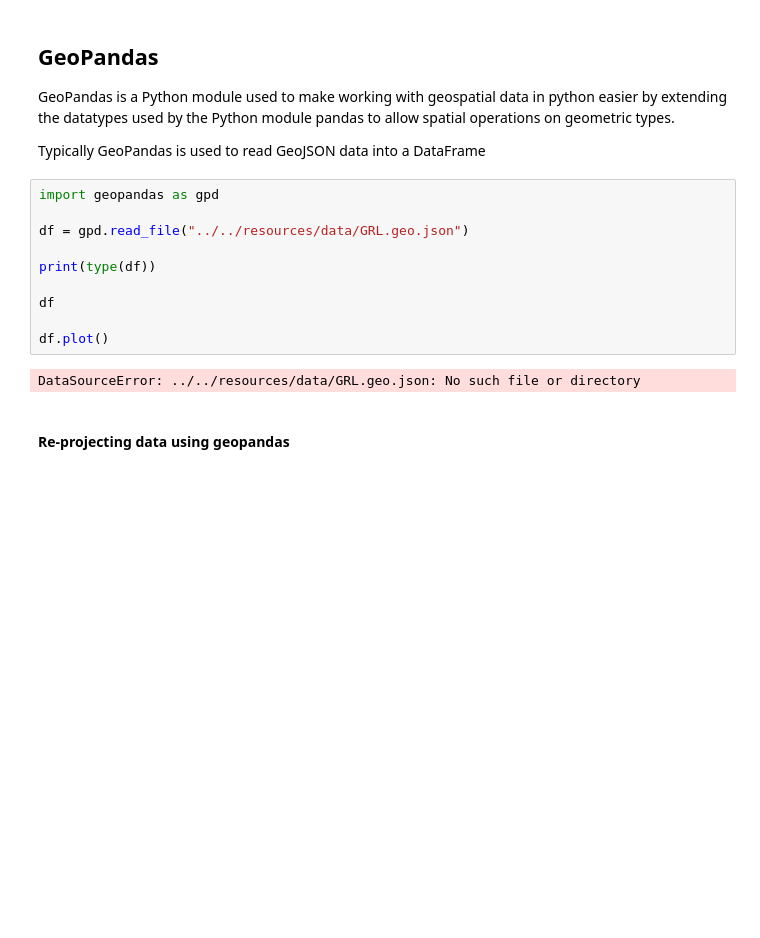
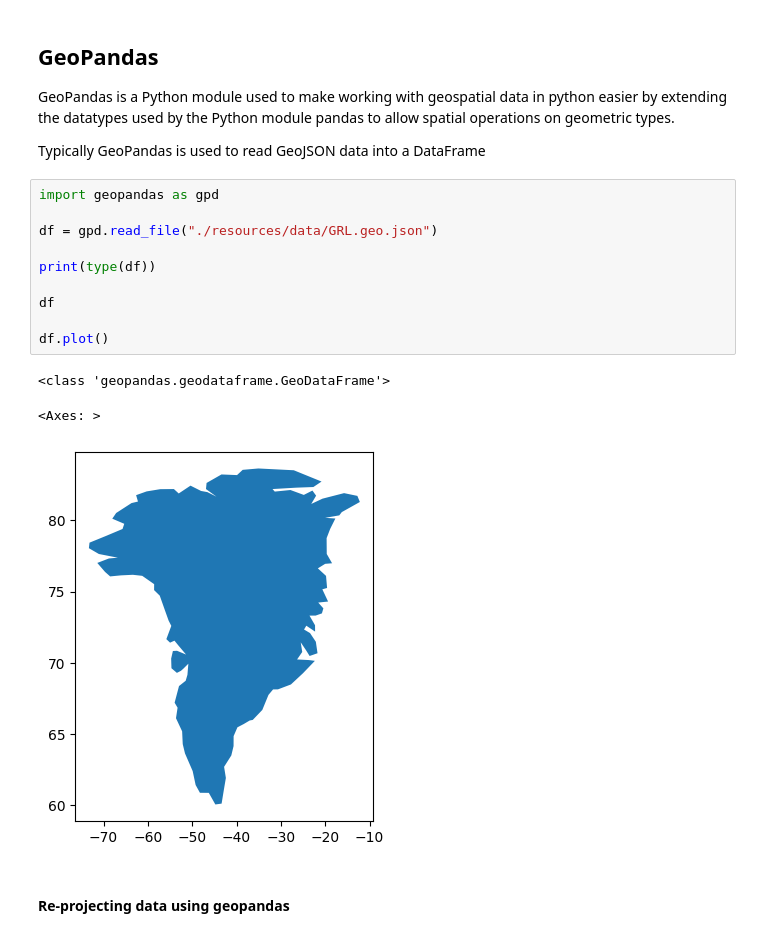
Before and after one commit to Sasank-Brahmandam/cs8630-A, a Jupyter notebook: notebooks/geospatial/Data.ipynb, the cells around one changed output. Drawn from its saved outputs; the diff is of its cells as text; blank space fills up the shorter version.

```diff
--- a/notebooks/geospatial/Data.ipynb
+++ b/notebooks/geospatial/Data.ipynb
@@ -16,15 +16,17 @@ Typically GeoPandas is used to read GeoJSON data into a DataFrame
 # %%
 import geopandas as gpd
 
-df = gpd.read_file("../../resources/data/GRL.geo.json")
+df = gpd.read_file("./resources/data/GRL.geo.json")
 
 print(type(df))
 
 df
 
 df.plot()
 # %% [output]
-DataSourceError: ../../resources/data/GRL.geo.json: No such file or directory
+<class 'geopandas.geodataframe.GeoDataFrame'>
+<Axes: >
+[figure, added]
 # %% [markdown]
 #### Re-projecting data using geopandas
 # %%
```
Also changed, not shown: parts of 2 cells of this notebook, 2 other files.
